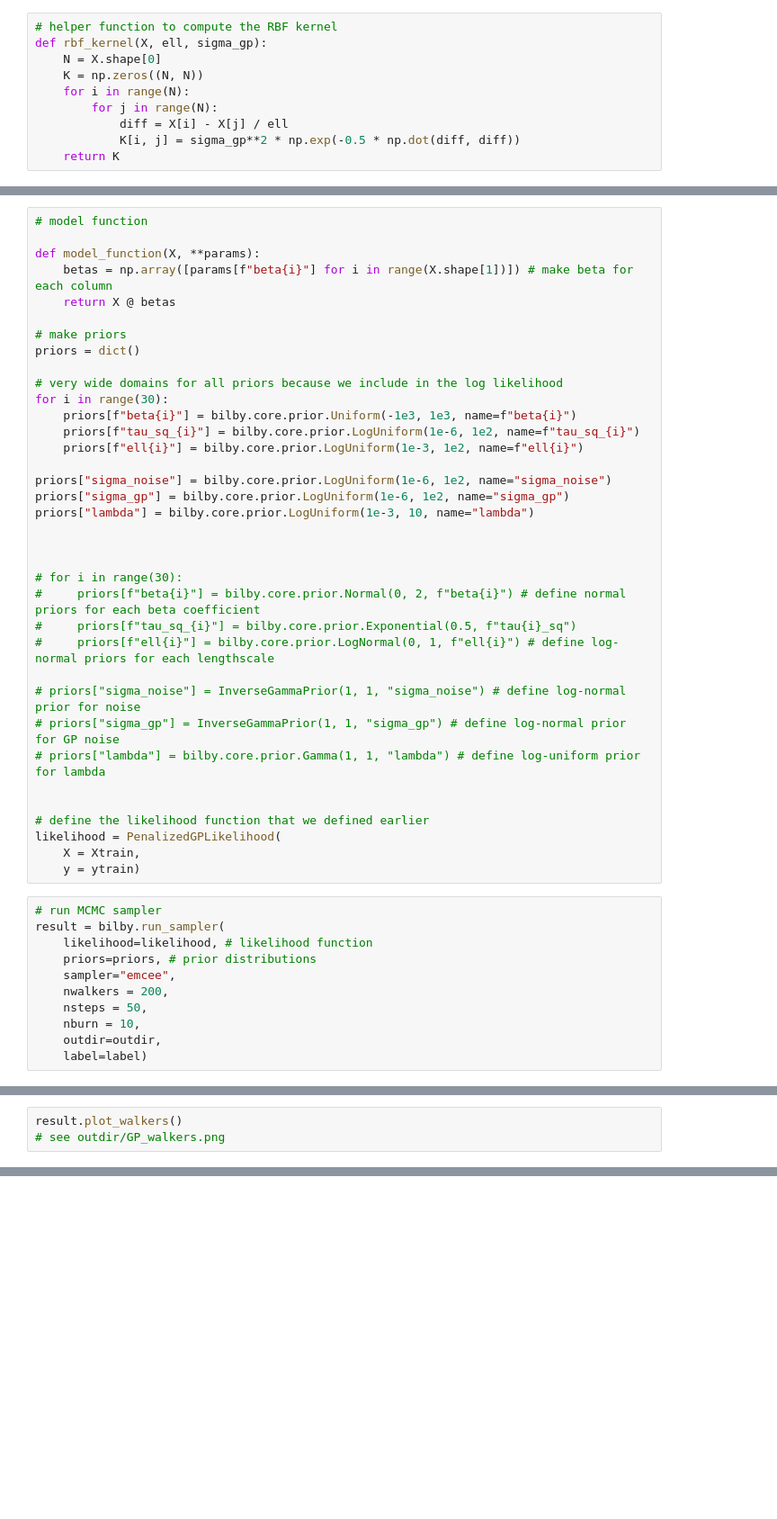
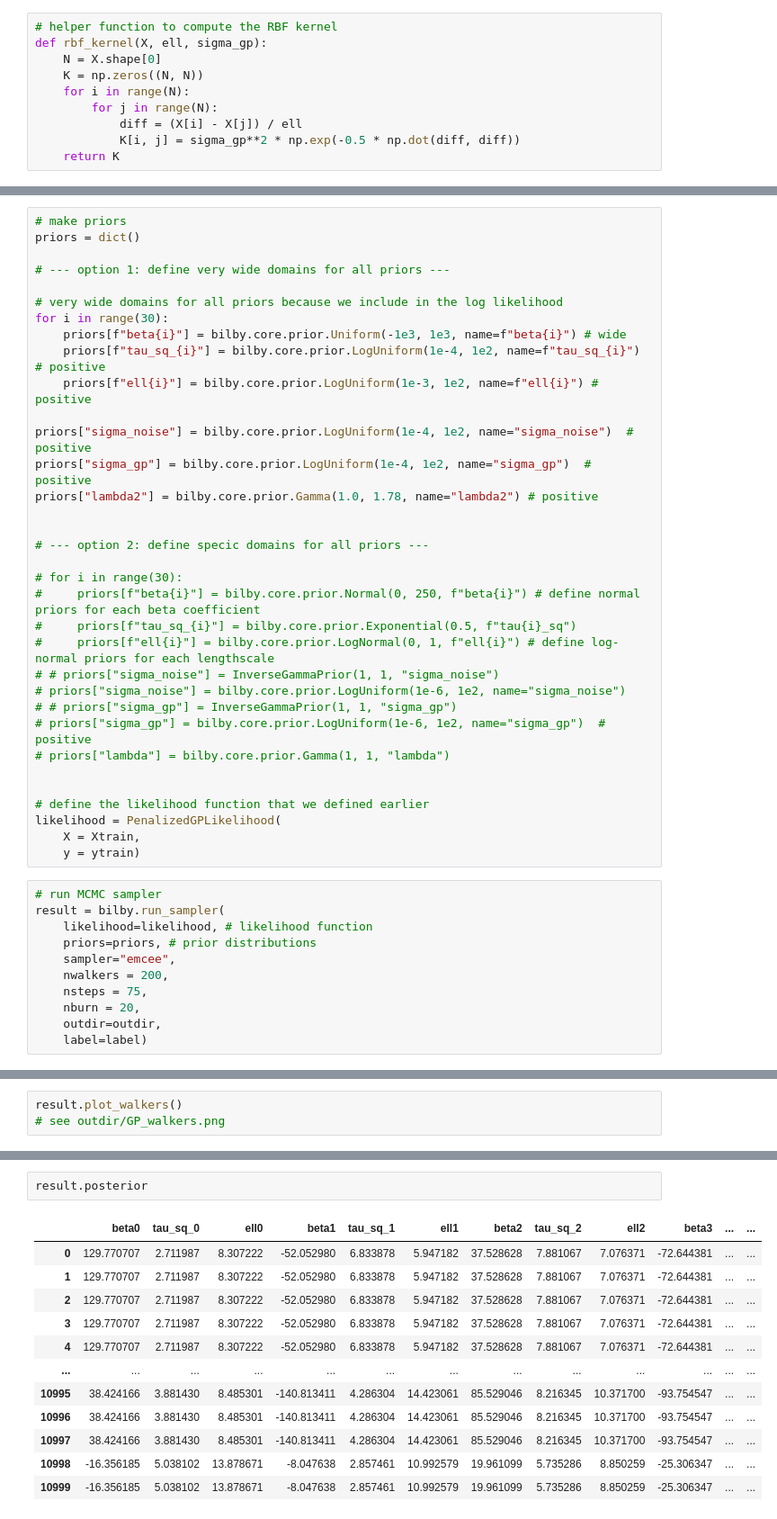
Before and after one commit to liv-fing/gp-feature-selection-simulation, a Jupyter notebook: MCMC/penalized_gp.ipynb, the cells around one changed output, grey strips where cells are left out. Shown: that part at 90% size. Cells and saved outputs as stored; diff of their text form; blank space fills up the shorter version.

```diff
--- a/MCMC/penalized_gp.ipynb
+++ b/MCMC/penalized_gp.ipynb
@@ -116,7 +142,7 @@ def rbf_kernel(X, ell, sigma_gp):
     K = np.zeros((N, N))
     for i in range(N):
         for j in range(N):
-            diff = X[i] - X[j] / ell
+            diff = (X[i] - X[j]) / ell
             K[i, j] = sigma_gp**2 * np.exp(-0.5 * np.dot(diff, diff))
     return K
 # %%
@@ -258,35 +289,33 @@ class PenalizedGPLikelihood(bilby.Likelihood):
 
         return log_likelihood
 # %%
-# model function
-
-def model_function(X, **params):
-    betas = np.array([params[f"beta{i}"] for i in range(X.shape[1])]) # make beta for each column
-    return X @ betas
-
 # make priors
 priors = dict()
 
+# --- option 1: define very wide domains for all priors ---
+
 # very wide domains for all priors because we include in the log likelihood
 for i in range(30):
-    priors[f"beta{i}"] = bilby.core.prior.Uniform(-1e3, 1e3, name=f"beta{i}")
-    priors[f"tau_sq_{i}"] = bilby.core.prior.LogUniform(1e-6, 1e2, name=f"tau_sq_{i}")
-    priors[f"ell{i}"] = bilby.core.prior.LogUniform(1e-3, 1e2, name=f"ell{i}")
+    priors[f"beta{i}"] = bilby.core.prior.Uniform(-1e3, 1e3, name=f"beta{i}") # wide
+    priors[f"tau_sq_{i}"] = bilby.core.prior.LogUniform(1e-4, 1e2, name=f"tau_sq_{i}") # positive
+    priors[f"ell{i}"] = bilby.core.prior.LogUniform(1e-3, 1e2, name=f"ell{i}") # positive
 
-priors["sigma_noise"] = bilby.core.prior.LogUniform(1e-6, 1e2, name="sigma_noise")
-priors["sigma_gp"] = bilby.core.prior.LogUniform(1e-6, 1e2, name="sigma_gp")
-priors["lambda"] = bilby.core.prior.LogUniform(1e-3, 10, name="lambda")
+priors["sigma_noise"] = bilby.core.prior.LogUniform(1e-4, 1e2, name="sigma_noise")  # positive
+priors["sigma_gp"] = bilby.core.prior.LogUniform(1e-4, 1e2, name="sigma_gp")  # positive
+priors["lambda2"] = bilby.core.prior.Gamma(1.0, 1.78, name="lambda2") # positive
 
 
+# --- option 2: define specic domains for all priors ---
 
 # for i in range(30):
-#     priors[f"beta{i}"] = bilby.core.prior.Normal(0, 2, f"beta{i}") # define normal priors for each beta coefficient
+#     priors[f"beta{i}"] = bilby.core.prior.Normal(0, 250, f"beta{i}") # define normal priors for each beta coefficient
 #     priors[f"tau_sq_{i}"] = bilby.core.prior.Exponential(0.5, f"tau{i}_sq")
 #     priors[f"ell{i}"] = bilby.core.prior.LogNormal(0, 1, f"ell{i}") # define log-normal priors for each lengthscale
-
-# priors["sigma_noise"] = InverseGammaPrior(1, 1, "sigma_noise") # define log-normal prior for noise
-# priors["sigma_gp"] = InverseGammaPrior(1, 1, "sigma_gp") # define log-normal prior for GP noise
-# priors["lambda"] = bilby.core.prior.Gamma(1, 1, "lambda") # define log-uniform prior for lambda
+# # priors["sigma_noise"] = InverseGammaPrior(1, 1, "sigma_noise")
+# priors["sigma_noise"] = bilby.core.prior.LogUniform(1e-6, 1e2, name="sigma_noise")
+# # priors["sigma_gp"] = InverseGammaPrior(1, 1, "sigma_gp")
+# priors["sigma_gp"] = bilby.core.prior.LogUniform(1e-6, 1e2, name="sigma_gp")  # positive
+# priors["lambda"] = bilby.core.prior.Gamma(1, 1, "lambda")
 
 
 # define the likelihood function that we defined earlier
@@ -300,8 +329,8 @@ result = bilby.run_sampler(
     priors=priors, # prior distributions
     sampler="emcee",
     nwalkers = 200,
-    nsteps = 50,
-    nburn = 10,
+    nsteps = 75,
+    nburn = 20,
     outdir=outdir,
     label=label)
 # %% [output]
@@ -370,0 +407,15 @@ plt.show()
+# %%
+result.posterior
+# %% [output]
+|  | beta0 | tau_sq_0 | ell0 | beta1 | tau_sq_1 | ell1 | beta2 | tau_sq_2 | ell2 | beta3 | ... | ... |
+| 0 | 129.770707 | 2.711987 | 8.307222 | -52.052980 | 6.833878 | 5.947182 | 37.528628 | 7.881067 | 7.076371 | -72.644381 | ... | ... |
+| 1 | 129.770707 | 2.711987 | 8.307222 | -52.052980 | 6.833878 | 5.947182 | 37.528628 | 7.881067 | 7.076371 | -72.644381 | ... | ... |
+| 2 | 129.770707 | 2.711987 | 8.307222 | -52.052980 | 6.833878 | 5.947182 | 37.528628 | 7.881067 | 7.076371 | -72.644381 | ... | ... |
+| 3 | 129.770707 | 2.711987 | 8.307222 | -52.052980 | 6.833878 | 5.947182 | 37.528628 | 7.881067 | 7.076371 | -72.644381 | ... | ... |
+| 4 | 129.770707 | 2.711987 | 8.307222 | -52.052980 | 6.833878 | 5.947182 | 37.528628 | 7.881067 | 7.076371 | -72.644381 | ... | ... |
+| ... | ... | ... | ... | ... | ... | ... | ... | ... | ... | ... | ... | ... |
+| 10995 | 38.424166 | 3.881430 | 8.485301 | -140.813411 | 4.286304 | 14.423061 | 85.529046 | 8.216345 | 10.371700 | -93.754547 | ... | ... |
+| 10996 | 38.424166 | 3.881430 | 8.485301 | -140.813411 | 4.286304 | 14.423061 | 85.529046 | 8.216345 | 10.371700 | -93.754547 | ... | ... |
+| 10997 | 38.424166 | 3.881430 | 8.485301 | -140.813411 | 4.286304 | 14.423061 | 85.529046 | 8.216345 | 10.371700 | -93.754547 | ... | ... |
+| 10998 | -16.356185 | 5.038102 | 13.878671 | -8.047638 | 2.857461 | 10.992579 | 19.961099 | 5.735286 | 8.850259 | -25.306347 | ... | ... |
+| 10999 | -16.356185 | 5.038102 | 13.878671 | -8.047638 | 2.857461 | 10.992579 | 19.961099 | 5.735286 | 8.850259 | -25.306347 | ... | ... |
```
Also changed, not shown: parts of 19 cells of this notebook, 8 other files.
